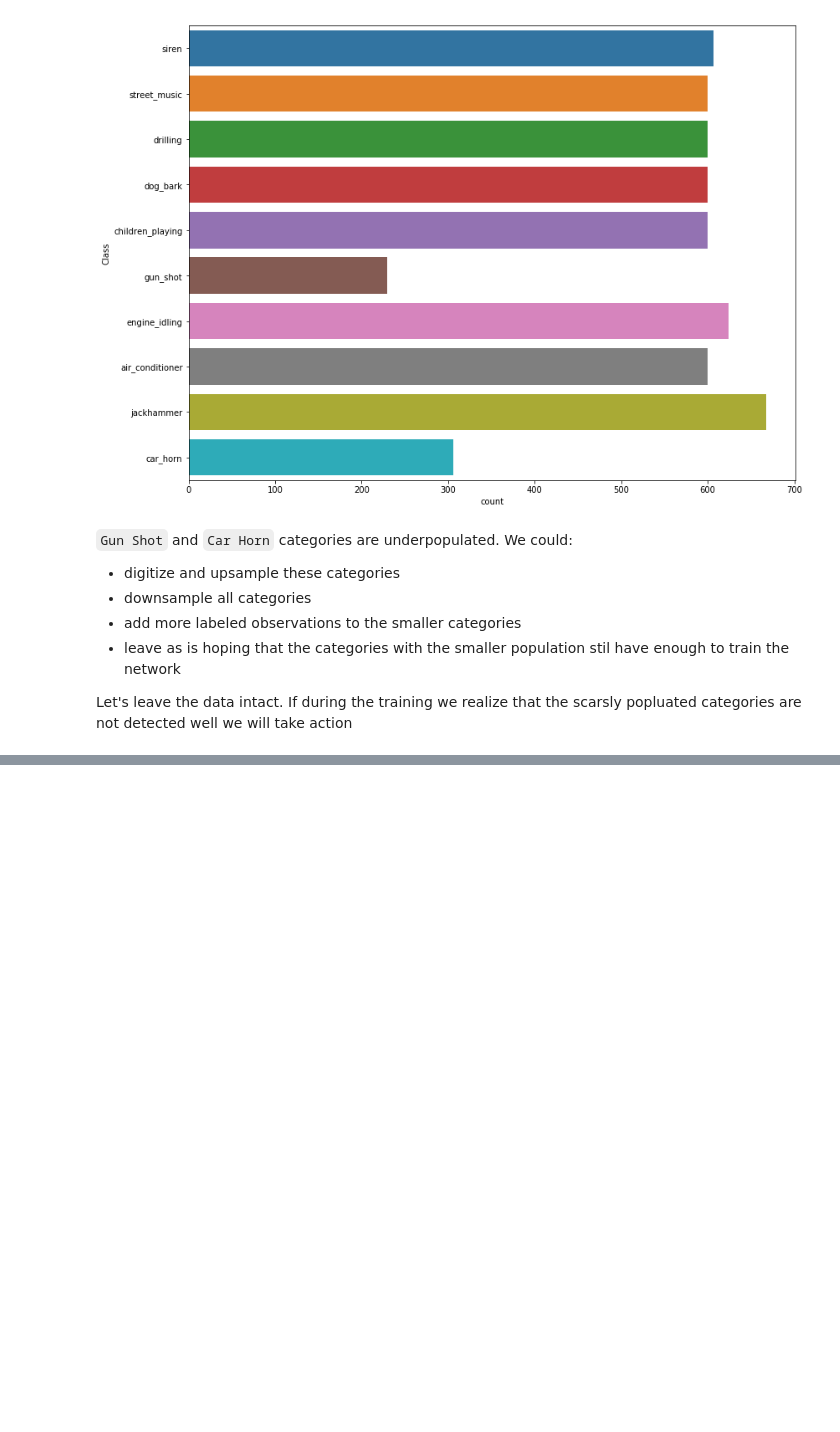
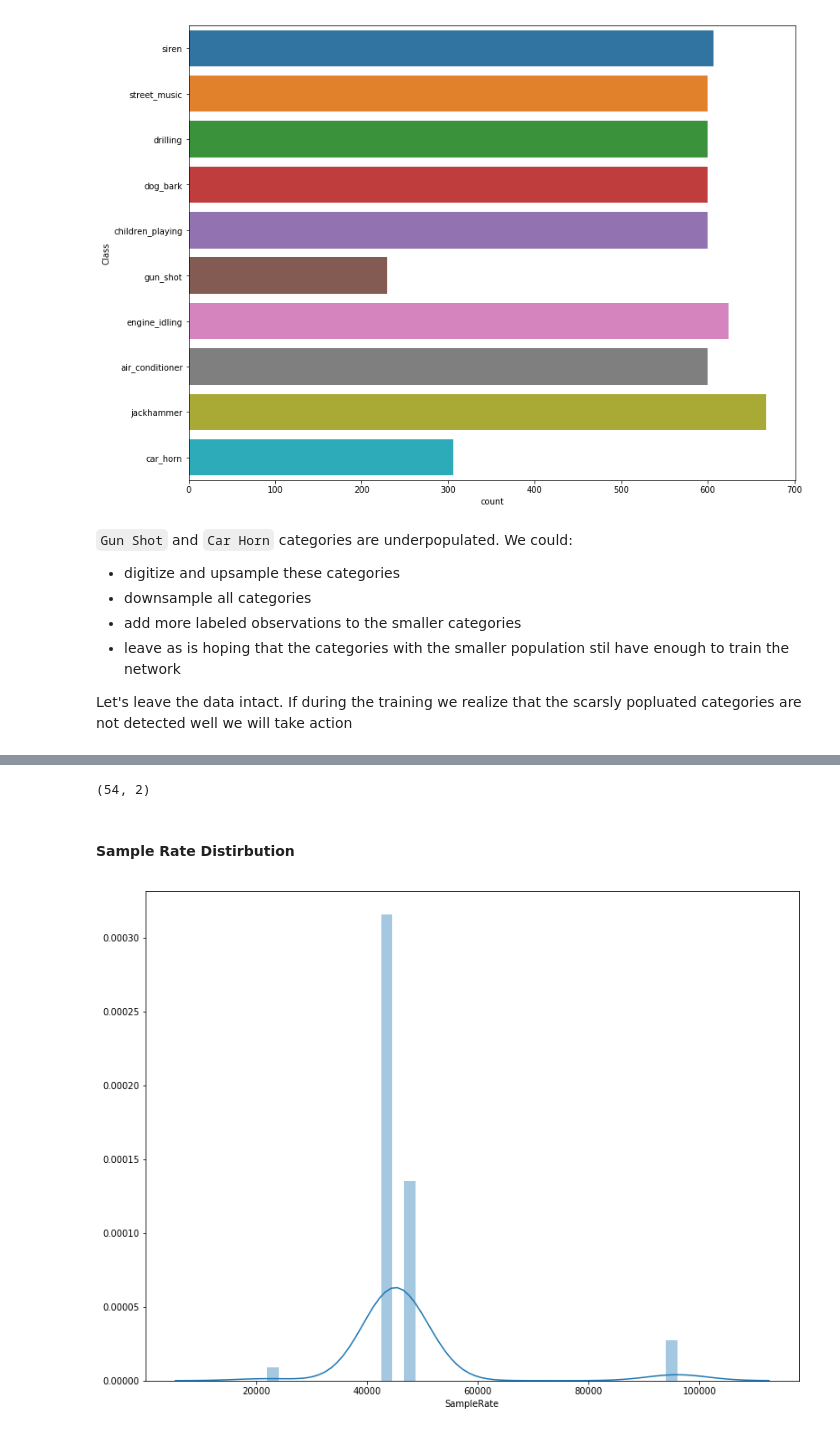
Before and after one commit to v2msLabs/ML1020-Course-Project, a Jupyter notebook: src/main.ipynb, the cells around one changed output, grey strips where cells are left out. Saved outputs shown, nothing was run; the diff lists cells and outputs as text; code cells hidden in the pictures; blank space fills up the shorter version.

```diff
--- a/src/main.ipynb
+++ b/src/main.ipynb
@@ -92,0 +103,19 @@ Let's leave the data intact. If during the training we realize that the scarsly
+# %%
+paths = glob.glob("{0}/samples/*".format(TRAIN_DATA_PATH))
+# %%
+import random
+samplePaths = random.sample(paths,round(len(paths)*.01))
+# %%
+sampleDf = pd.DataFrame([sf.read(path) for path in samplePaths])
+sampleDf.columns = ['Data', 'SampleRate']
+# %%
+sampleDf.shape
+# %% [output]
+(54, 2)
+# %% [markdown]
+#### Sample Rate Distirbution
+# %%
+plt.figure(figsize=(13,10))
+sns.distplot(sampleDf.SampleRate);
+# %% [output]
+[figure, added]
```
Also changed, not shown: parts of 9 cells of this notebook.
